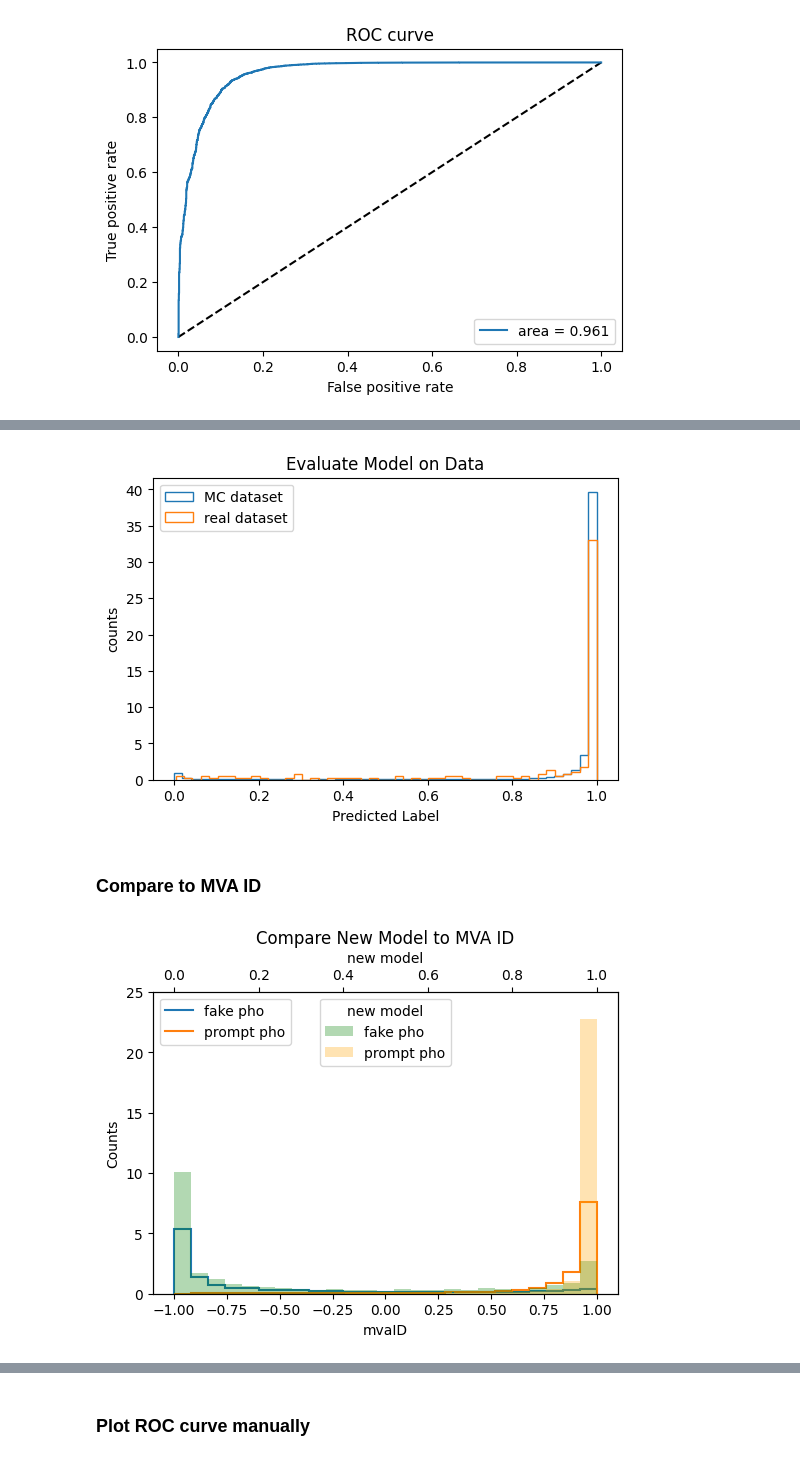
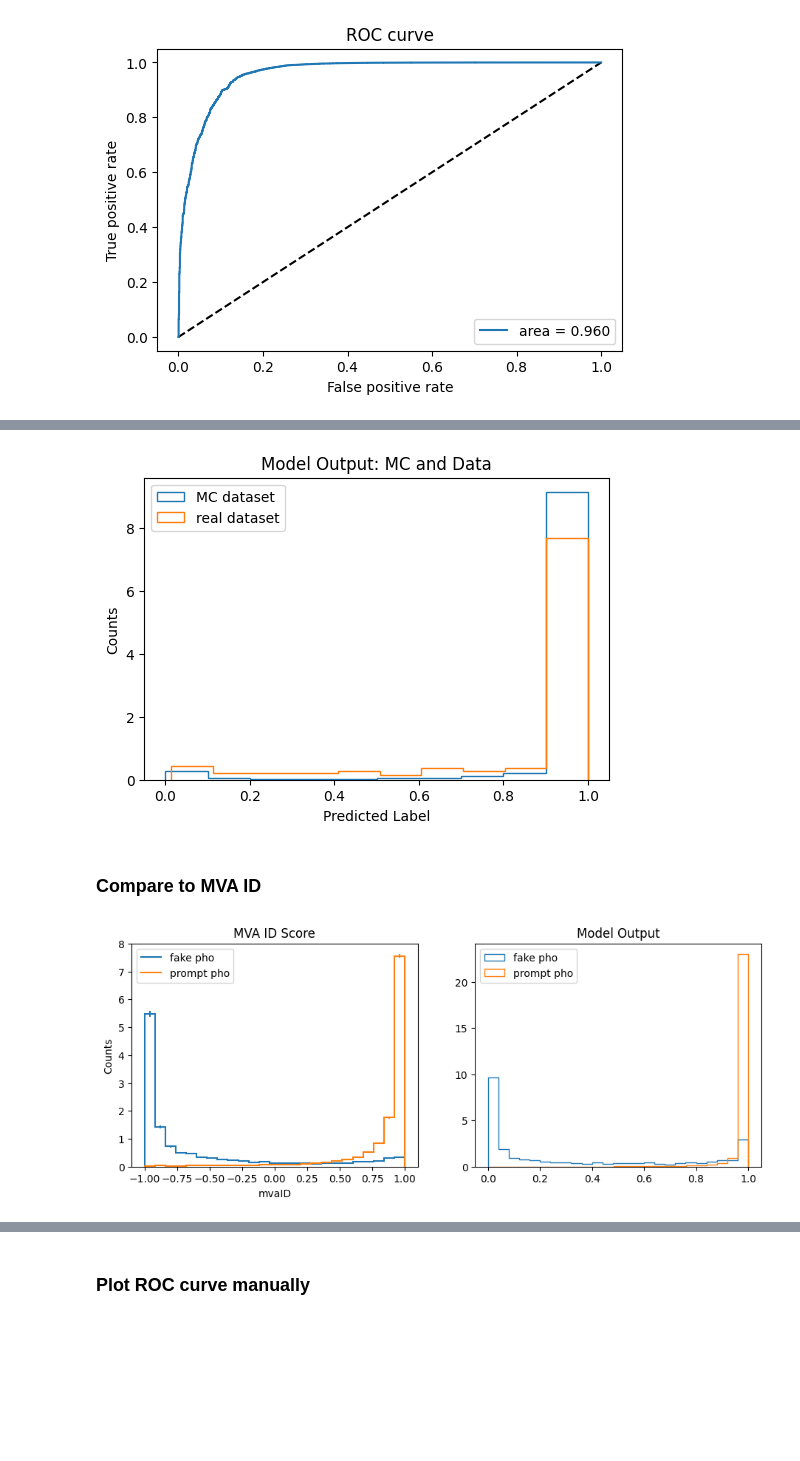
Before and after one commit to nbraukman/PhotonClassification, a Jupyter notebook: PhotonClassification.ipynb, the cells around one changed output, grey strips where cells are left out. Cells and saved outputs as stored; diff of their text form; code cells hidden in the pictures; blank space fills up the shorter version.

```diff
--- a/PhotonClassification.ipynb
+++ b/PhotonClassification.ipynb
@@ -303,6 +476,9 @@ df = pd.DataFrame({
     'deltaR_photon_lepton': np.array(outputMC['deltaR_photon_lepton'].value),
     'deltaR_photon_jet': np.array(outputMC['deltaR_photon_jet'].value),
 
+    # MVA ID for later comparison. Removed before training.
+    'photon_mvaID': np.array(outputMC['photon_mvaid'].value),
+
     'photon_genPartFlav': np.array(outputMC['photon_genPartFlav'].value), ## TARGET ##
 })
 
@@ -365,3 +517,11 @@ y = df['photon_genPartFlav']
 X_train, X_test, y_train, y_test = train_test_split(X, y, test_size=0.2, random_state=1)
 X_train, X_val, y_train, y_val = train_test_split(X_train, y_train, test_size=0.25, random_state=1)
+# %%
+### remove MVA ID feature ###
+
+test_mvaID = X_test['photon_mvaID']
+
+X_train = X_train.drop(['photon_mvaID'],axis=1)
+X_test = X_test.drop(['photon_mvaID'],axis=1)
+X_val = X_val.drop(['photon_mvaID'],axis=1)
 # %%
@@ -544,33 +729,33 @@ y_pred_data = model.predict(X_data_scaled)
 # %%
 plt.figure(figsize=(6,4),dpi=100)
 
-plt.hist(y_pred,bins=50,density=True,label="MC dataset",histtype='step')
-plt.hist(y_pred_data,bins=50,density=True,label="real dataset",histtype='step')
+plt.hist(y_pred,density=True,label="MC dataset",histtype='step')
+plt.hist(y_pred_data,density=True,label="real dataset",histtype='step')
 
 plt.xlabel("Predicted Label")
-plt.ylabel("counts")
-plt.title("Evaluate Model on Data")
+plt.ylabel("Counts")
+plt.title("Model Output: MC and Data")
 plt.legend(loc='upper left')
+
+#plt.yscale('log')
 plt.show()
 # %% [output]
-[figure, old version]
+[figure, new version]
 # %% [markdown]
 ### Compare to MVA ID
 # %%
-fig, ax1 = plt.subplots(figsize=(6,4),dpi=100)
+fig, axs = plt.subplots(1,2,figsize=(11,4),dpi=100)
 
 MC_legend_opts = {'loc':'upper left', 'labels': ['fake pho','prompt pho']}
-hist.plot1d(outputMC['photon_mvaid_hist'].sum("dataset"),overlay="flav",stack=False,density=True,ax=ax1,legend_opts=MC_legend_opts)
-ax1.set_xlim(-1.1,1.1)
+hist.plot1d(outputMC['photon_mvaid_hist'].sum("dataset"),overlay="flav",stack=False,density=True,ax=axs[0],legend_opts=MC_legend_opts)
+axs[0].set_xlim(-1.1,1.1)
 
-ax2 = ax1.twiny()
-plt.hist(predFalse,bins=25,alpha=0.3,density=True,label='fake pho',color="green")
-plt.hist(predTrue,bins=25,alpha=0.3,density=True,label='prompt pho',color="orange")
-ax2.set_xlabel("new model")
+axs[1].hist(predFalse,bins=25,density=True,label='fake pho',histtype='step')
+axs[1].hist(predTrue,bins=25,density=True,label='prompt pho',histtype='step')
+axs[1].legend(loc="upper left")
 
-plt.ylim(0,25)
-plt.legend(loc='upper center',title='new model')
-plt.title("Compare New Model to MVA ID")
+axs[0].set_title('MVA ID Score')
+axs[1].set_title('Model Output')
 plt.show()
 # %% [output]
-[figure, old version]
+[figure, new version]
```
Also changed, not shown: parts of 61 cells of this notebook, 3 other files.
